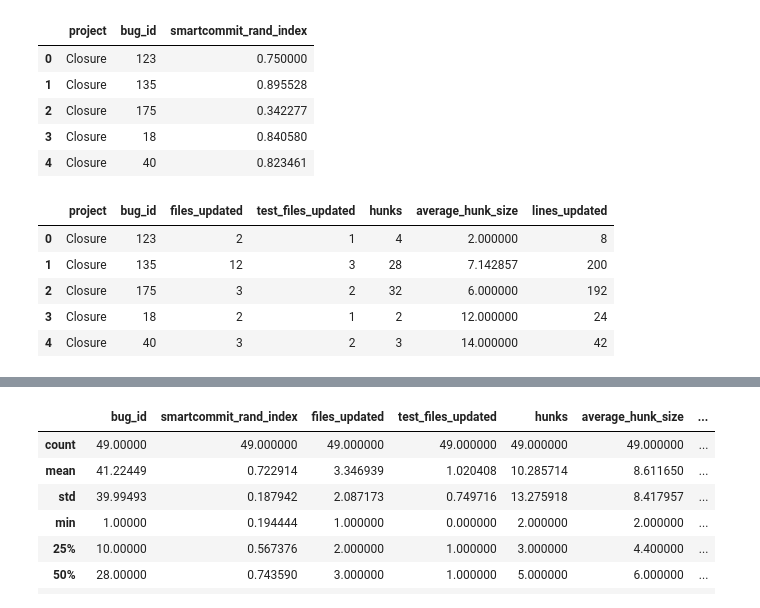
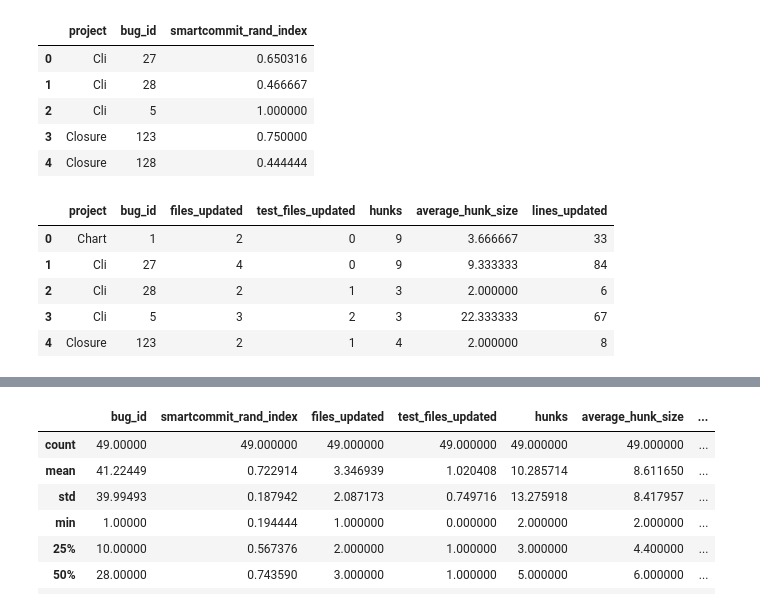
Before and after one commit to Thomsch/untangling-tools-benchmark, a Jupyter notebook: analysis/analysis.ipynb, the cells around one changed output, grey strips where cells are left out. Cells and saved outputs as stored; diff of their text form; code cells hidden in the pictures.

```diff
--- a/analysis/analysis.ipynb
+++ b/analysis/analysis.ipynb
@@ -2,25 +2,25 @@
 import pandas as pd
 import seaborn as sns
 # %%
-df_performance = pd.read_csv("../out/decompositions.csv")
+df_performance = pd.read_csv("../out/decompositions.csv", names=['project', 'bug_id', 'smartcommit_rand_index'])
 df_performance.head()
 # %% [output]
 |  | project | bug_id | smartcommit_rand_index |
-| 0 | Closure | 123 | 0.750000 |
-| 1 | Closure | 135 | 0.895528 |
-| 2 | Closure | 175 | 0.342277 |
-| 3 | Closure | 18 | 0.840580 |
-| 4 | Closure | 40 | 0.823461 |
+| 0 | Cli | 27 | 0.650316 |
+| 1 | Cli | 28 | 0.466667 |
+| 2 | Cli | 5 | 1.000000 |
+| 3 | Closure | 123 | 0.750000 |
+| 4 | Closure | 128 | 0.444444 |
 # %%
-df_metrics = pd.read_csv("../out/metrics.csv")
+df_metrics = pd.read_csv("../out/metrics.csv", names=['project', 'bug_id', 'files_updated', 'test_files_updated', 'hunks', 'average_hunk_size', 'lines_updated'])
 df_metrics.head()
 # %% [output]
 |  | project | bug_id | files_updated | test_files_updated | hunks | average_hunk_size | lines_updated |
-| 0 | Closure | 123 | 2 | 1 | 4 | 2.000000 | 8 |
-| 1 | Closure | 135 | 12 | 3 | 28 | 7.142857 | 200 |
-| 2 | Closure | 175 | 3 | 2 | 32 | 6.000000 | 192 |
-| 3 | Closure | 18 | 2 | 1 | 2 | 12.000000 | 24 |
-| 4 | Closure | 40 | 3 | 2 | 3 | 14.000000 | 42 |
+| 0 | Chart | 1 | 2 | 0 | 9 | 3.666667 | 33 |
+| 1 | Cli | 27 | 4 | 0 | 9 | 9.333333 | 84 |
+| 2 | Cli | 28 | 2 | 1 | 3 | 2.000000 | 6 |
+| 3 | Cli | 5 | 3 | 2 | 3 | 22.333333 | 67 |
+| 4 | Closure | 123 | 2 | 1 | 4 | 2.000000 | 8 |
 # %%
 df = pd.merge(df_performance, df_metrics,  how='left', on=['project','bug_id'])
 df.head()
```
Also changed, not shown: parts of 5 cells of this notebook.
